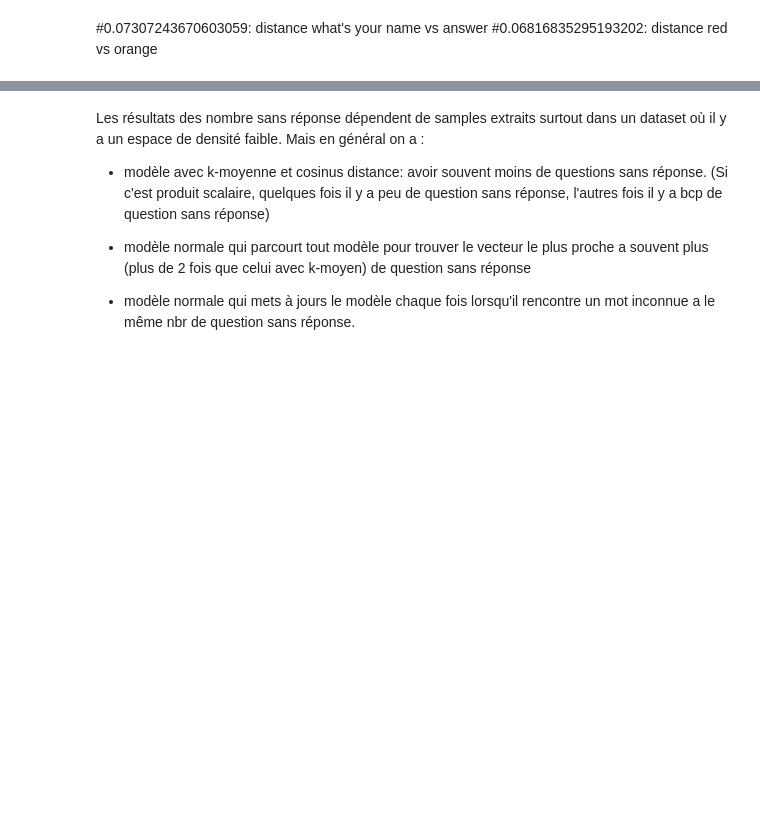
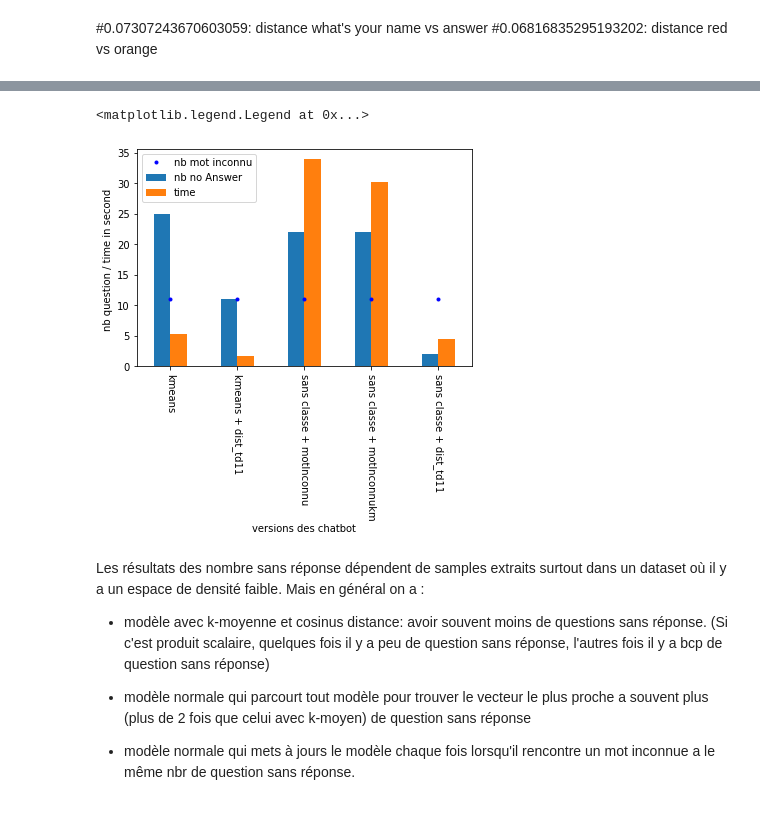
Before and after one commit to xuewenguo0330/Chatbot_IAS, a Jupyter notebook: score.ipynb, the cells around one changed output, grey strips where cells are left out. Drawn from its saved outputs; the diff is of its cells as text; code cells hidden in the pictures; blank space fills up the shorter version.

Commit message:
final version

```diff
--- a/score.ipynb
+++ b/score.ipynb
@@ -358,5 +539,7 @@ def chatbotSansClass_score(samples,funInconnu = motInconnu,tsvFile = "QA2score_s
 # %%
-noAnswerK = chatbotSansClass_score(samples0, funInconnu = motInconnuKmeans,  tsvFile = "QA2score_sansClass_km.tsv" )
-noAK1 = chatbotSansClass_score(samples1, funInconnu = motInconnuKmeans, tsvFile = "qa2SansClass_km.tsv")
-noAnswerK #,noA1
+#chatbot sans classification avec la fct motInconnuKmeans qui ne met a jour pas le modele
+noAnswerK,t0 = chatbotSansClass_score(samples0, funInconnu = motInconnuKmeans,  tsvFile = "QA2score_sansClass_km.tsv" )
+noAK1,t1 = chatbotSansClass_score(samples1, funInconnu = motInconnuKmeans, tsvFile = "qa2SansClass_km.tsv")
+res.append([noAnswerK,t0])
+noAnswerK,noAK1
 # %% [output]
@@ -373,0 +556,6 @@ noAnswer0,noA1
+# %%
+#chatbot sans classification avec la fonction qui calcul la cosinus distance comme tp11
+noAnswer011,t0 = chatbotSansClass_score(samples0, funNearest = find_closest_words_from_vector,tsvFile = "QA2score_sansClass_11.tsv")
+noA111,t1 = chatbotSansClass_score(samples1, funNearest = find_closest_words_from_vector, tsvFile = "qa2SansClass11.tsv")
+res.append([noAnswer011,t0])
+noAnswer011,noA111
@@ -373,0 +582,6 @@ noAnswer0,noA1
+# %%
+rawLb = ['kmeans', 'kmeans + dist_td11', 'sans classe + motInconnu',
+        'sans classe + motInconnukm', 'sans classe + dist_td11']
+# %%
+resG = pd.DataFrame(np.array(res), index = rawLb, columns = ['nb no Answer', 'time'])
+resG
@@ -374,3 +595,13 @@ noAnswer0,noA1
+# %%
+resG.plot.bar()
+plt.xticks(rotation=270)
+plt.plot(range(20), np.ones(20)*11, 'b.',label = "nb mot inconnu")
+plt.ylabel("nb question / time in second ")
+plt.xlabel("versions des chatbot")
+plt.legend()
+# %% [output]
+<matplotlib.legend.Legend at 0x...>
+[figure, added]
 # %% [markdown]
 Les résultats des nombre sans réponse dépendent de samples extraits surtout dans un dataset où il y a un espace de densité faible.
 Mais en général on a :
```
Also changed, not shown: parts of 42 cells of this notebook, 33 other files.
